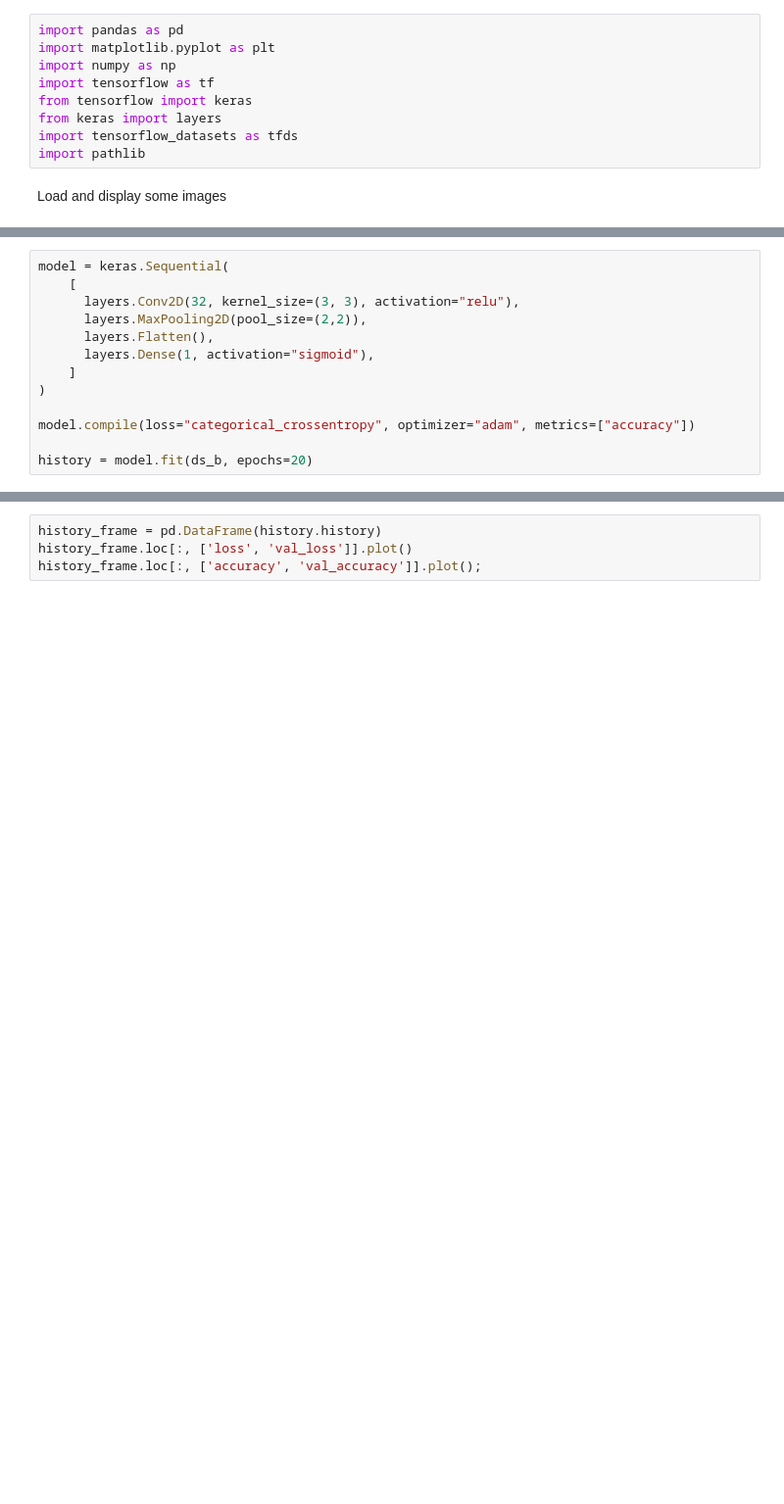
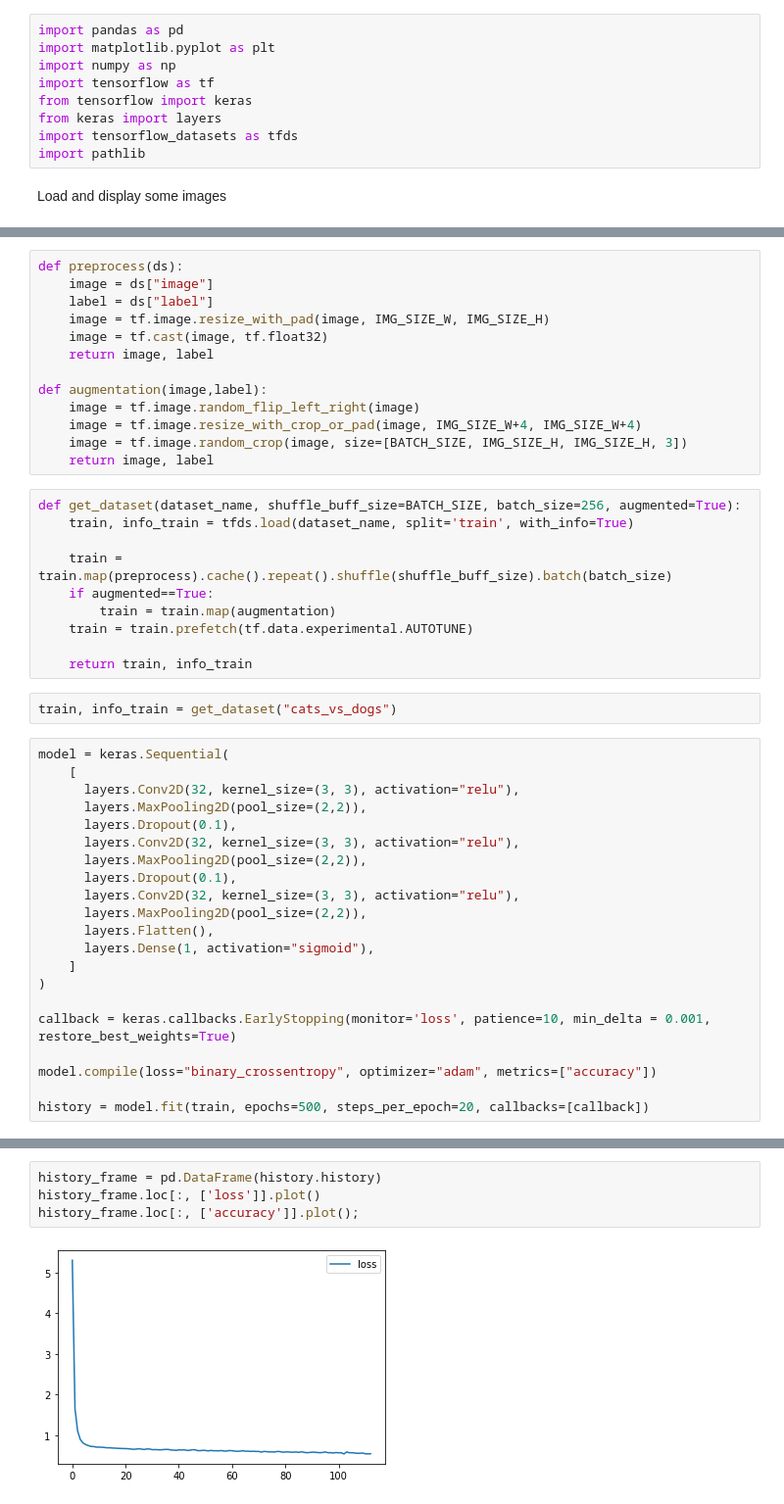
Before and after one commit to maxzirps/cats_vs_dogs, a Jupyter notebook: cats_vs_dogs.ipynb, the cells around one changed output, grey strips where cells are left out. Shown at 98% size. Cells and saved outputs as stored; diff of their text form; blank space fills up the shorter version.

```diff
--- a/cats_vs_dogs.ipynb
+++ b/cats_vs_dogs.ipynb
@@ -28,6 +25,37 @@ ds_b
+# %%
+def preprocess(ds):
+    image = ds["image"]
+    label = ds["label"]
+    image = tf.image.resize_with_pad(image, IMG_SIZE_W, IMG_SIZE_H)
+    image = tf.cast(image, tf.float32)
+    return image, label
+
+def augmentation(image,label):
+    image = tf.image.random_flip_left_right(image)
+    image = tf.image.resize_with_crop_or_pad(image, IMG_SIZE_W+4, IMG_SIZE_W+4)
+    image = tf.image.random_crop(image, size=[BATCH_SIZE, IMG_SIZE_H, IMG_SIZE_H, 3])
+    return image, label
+# %%
+def get_dataset(dataset_name, shuffle_buff_size=BATCH_SIZE, batch_size=256, augmented=True):
+    train, info_train = tfds.load(dataset_name, split='train', with_info=True)
+
+    train = train.map(preprocess).cache().repeat().shuffle(shuffle_buff_size).batch(batch_size)
+    if augmented==True:
+        train = train.map(augmentation)
+    train = train.prefetch(tf.data.experimental.AUTOTUNE)
+
+    return train, info_train
+# %%
+train, info_train = get_dataset("cats_vs_dogs")
 # %%
 model = keras.Sequential(
     [
+      layers.Conv2D(32, kernel_size=(3, 3), activation="relu"),
+      layers.MaxPooling2D(pool_size=(2,2)),
+      layers.Dropout(0.1),
+      layers.Conv2D(32, kernel_size=(3, 3), activation="relu"),
+      layers.MaxPooling2D(pool_size=(2,2)),
+      layers.Dropout(0.1),
       layers.Conv2D(32, kernel_size=(3, 3), activation="relu"),
       layers.MaxPooling2D(pool_size=(2,2)),
       layers.Flatten(),
@@ -35,7 +63,9 @@ model = keras.Sequential(
     ]
 )
 
-model.compile(loss="categorical_crossentropy", optimizer="adam", metrics=["accuracy"])
+callback = keras.callbacks.EarlyStopping(monitor='loss', patience=10, min_delta = 0.001, restore_best_weights=True)
 
-history = model.fit(ds_b, epochs=20)
+model.compile(loss="binary_crossentropy", optimizer="adam", metrics=["accuracy"])
+
+history = model.fit(train, epochs=500, steps_per_epoch=20, callbacks=[callback])
 # %% [output]
@@ -44,4 +89,6 @@ ValueError: ignored
 # %%
 history_frame = pd.DataFrame(history.history)
-history_frame.loc[:, ['loss', 'val_loss']].plot()
-history_frame.loc[:, ['accuracy', 'val_accuracy']].plot();
+history_frame.loc[:, ['loss']].plot()
+history_frame.loc[:, ['accuracy']].plot();
+# %% [output]
+[figure, added]
```
Also changed, not shown: parts of 7 cells of this notebook.
